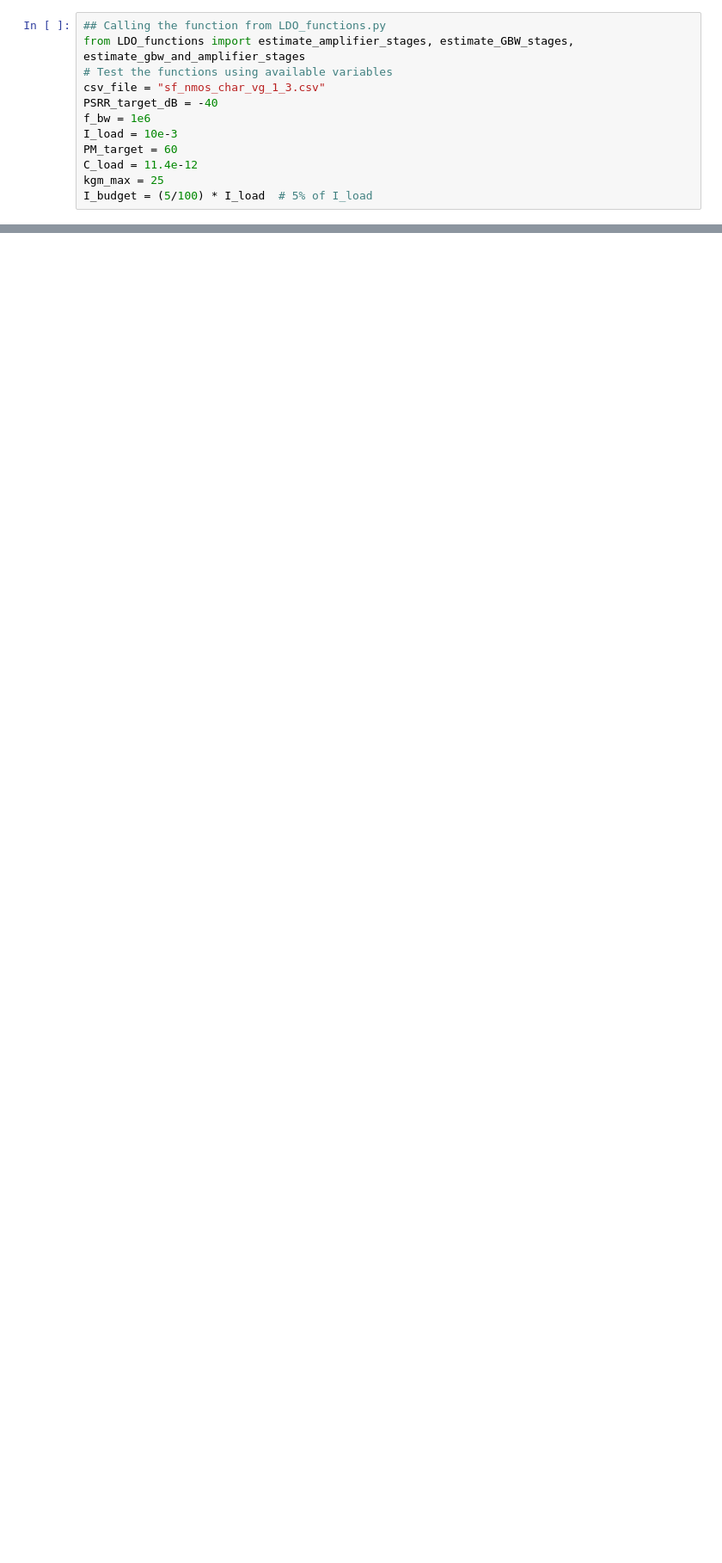
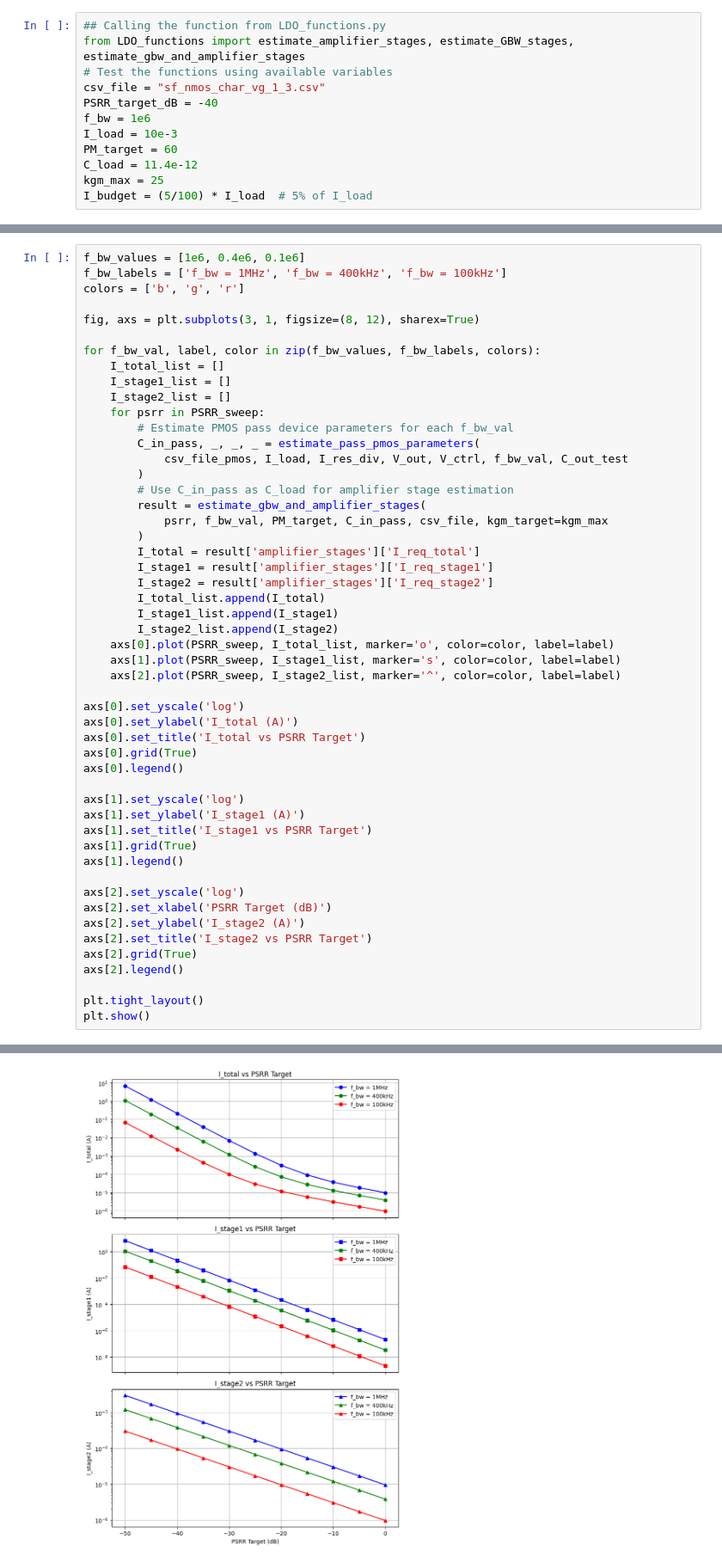
Before and after one commit to Sakthi-Kalidasan/C_ID_repo, a Jupyter notebook: LDO/tb_LDO_functions.ipynb, the cells around one changed output, grey strips where cells are left out. Shown: that part at 86% size. Cells and saved outputs as stored; diff of their text form; blank space fills up the shorter version.

```diff
--- a/LDO/tb_LDO_functions.ipynb
+++ b/LDO/tb_LDO_functions.ipynb
@@ -134,0 +417,52 @@ if len(cross_idx) > 0:
+# %%
+f_bw_values = [1e6, 0.4e6, 0.1e6]
+f_bw_labels = ['f_bw = 1MHz', 'f_bw = 400kHz', 'f_bw = 100kHz']
+colors = ['b', 'g', 'r']
+
+fig, axs = plt.subplots(3, 1, figsize=(8, 12), sharex=True)
+
+for f_bw_val, label, color in zip(f_bw_values, f_bw_labels, colors):
+    I_total_list = []
+    I_stage1_list = []
+    I_stage2_list = []
+    for psrr in PSRR_sweep:
+        # Estimate PMOS pass device parameters for each f_bw_val
+        C_in_pass, _, _, _ = estimate_pass_pmos_parameters(
+            csv_file_pmos, I_load, I_res_div, V_out, V_ctrl, f_bw_val, C_out_test
+        )
+        # Use C_in_pass as C_load for amplifier stage estimation
+        result = estimate_gbw_and_amplifier_stages(
+            psrr, f_bw_val, PM_target, C_in_pass, csv_file, kgm_target=kgm_max
+        )
+        I_total = result['amplifier_stages']['I_req_total']
+        I_stage1 = result['amplifier_stages']['I_req_stage1']
+        I_stage2 = result['amplifier_stages']['I_req_stage2']
+        I_total_list.append(I_total)
+        I_stage1_list.append(I_stage1)
+        I_stage2_list.append(I_stage2)
+    axs[0].plot(PSRR_sweep, I_total_list, marker='o', color=color, label=label)
+    axs[1].plot(PSRR_sweep, I_stage1_list, marker='s', color=color, label=label)
+    axs[2].plot(PSRR_sweep, I_stage2_list, marker='^', color=color, label=label)
+
+axs[0].set_yscale('log')
+axs[0].set_ylabel('I_total (A)')
+axs[0].set_title('I_total vs PSRR Target')
+axs[0].grid(True)
+axs[0].legend()
+
+axs[1].set_yscale('log')
+axs[1].set_ylabel('I_stage1 (A)')
+axs[1].set_title('I_stage1 vs PSRR Target')
+axs[1].grid(True)
+axs[1].legend()
+
+axs[2].set_yscale('log')
+axs[2].set_xlabel('PSRR Target (dB)')
+axs[2].set_ylabel('I_stage2 (A)')
+axs[2].set_title('I_stage2 vs PSRR Target')
+axs[2].grid(True)
+axs[2].legend()
+
+plt.tight_layout()
+plt.show()
+# %% [output]
@@ -134,0 +486 @@ if len(cross_idx) > 0:
+[figure, added]
```
Also changed, not shown: parts of 18 cells of this notebook, 2 other files.
